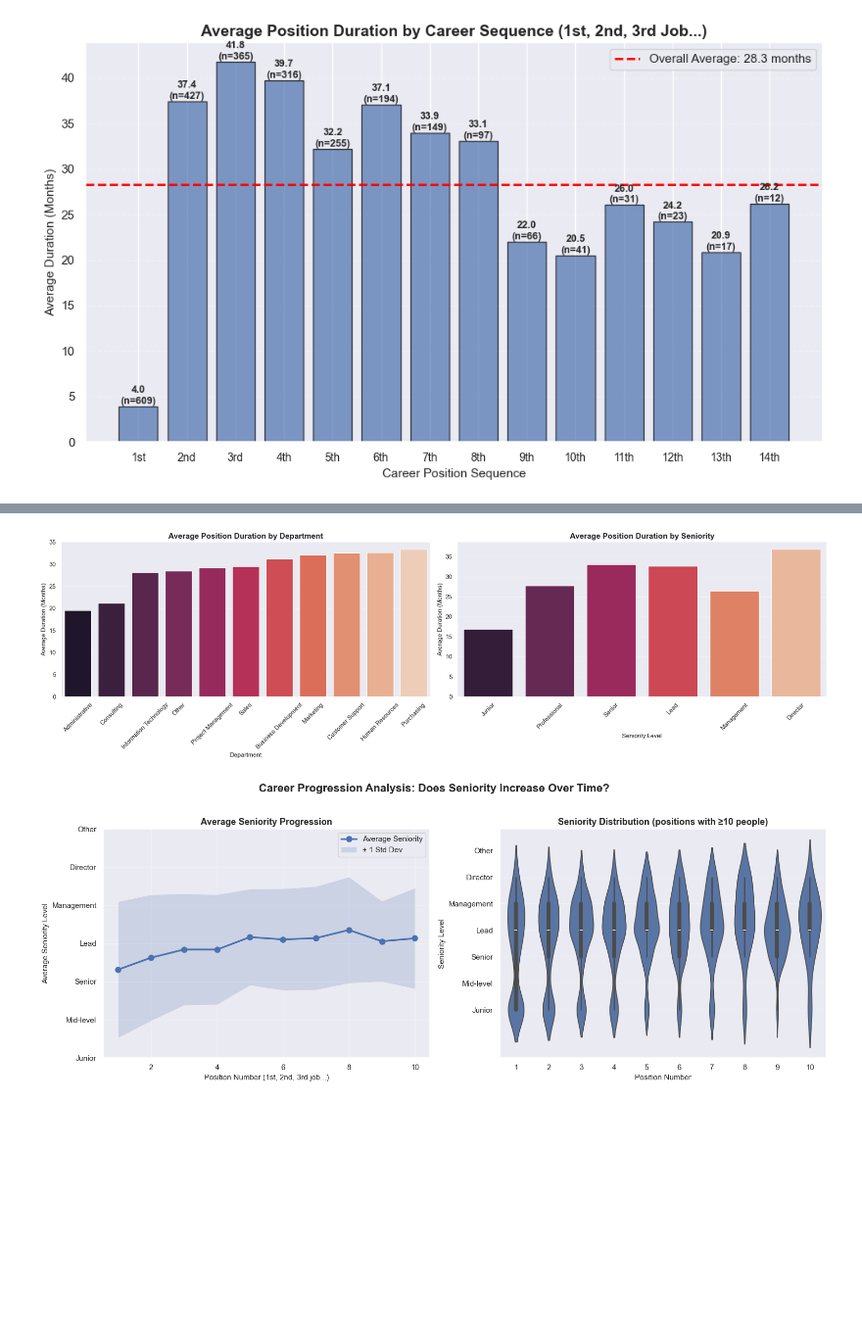
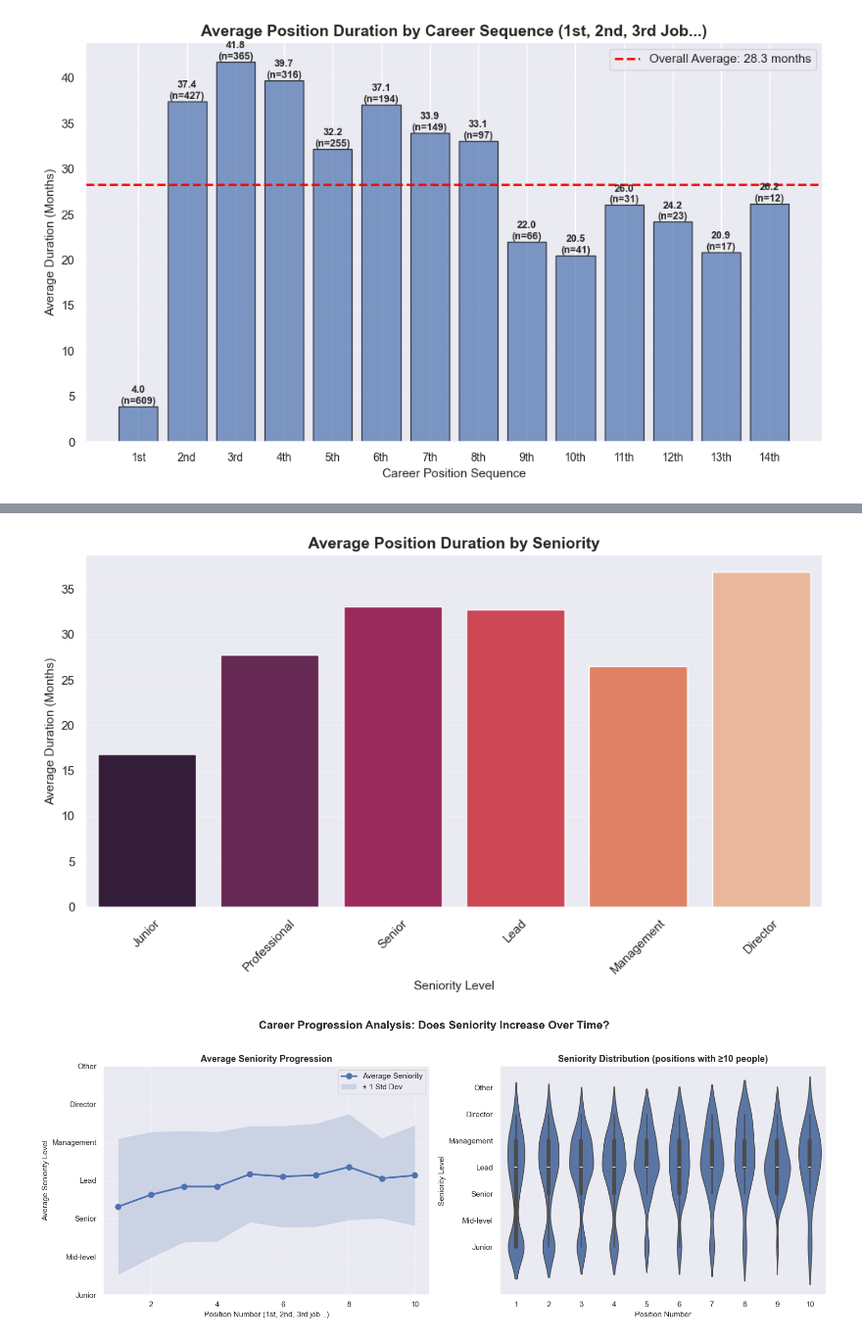
Before and after one commit to Julster35/BuzzwordLearner, a Jupyter notebook: notebooks/01_eda.ipynb, the cells around one changed output, grey strips where cells are left out. Shown at 98% size. Cells and saved outputs as stored; diff of their text form; code cells hidden in the pictures; blank space fills up the shorter version.

```diff
--- a/notebooks/01_eda.ipynb
+++ b/notebooks/01_eda.ipynb
@@ -416,33 +434,22 @@ plt.show()
 # %%
-# Plot 1 & 2: Average duration by department and seniority (side-by-side)
-fig, axes = plt.subplots(1, 2, figsize=(20, 6))
+# Plot 2: Average duration by seniority
+plt.figure(figsize=(10, 6))
 
-# Plot 1: Department duration (sorted ascending)
-avg_duration_dept_sorted = avg_duration_dept.sort_values()
-sns.barplot(x=avg_duration_dept_sorted.index, y=avg_duration_dept_sorted.values, hue=avg_duration_dept_sorted.index,
-            palette="rocket", legend=False, ax=axes[0])
-axes[0].set_title('Average Position Duration by Department', fontsize=14, fontweight='bold')
-axes[0].set_xlabel('Department', fontsize=11)
-axes[0].set_ylabel('Average Duration (Months)', fontsize=11)
-axes[0].tick_params(axis='x', rotation=45)
-axes[0].grid(axis='y', alpha=0.3)
-
-# Plot 2: Seniority duration (custom order)
 seniority_order = ['Junior', 'Professional', 'Senior', 'Lead', 'Management', 'Director']
 avg_duration_sen_sorted = avg_duration_sen.reindex([s for s in seniority_order if s in avg_duration_sen.index])
 sns.barplot(x=avg_duration_sen_sorted.index, y=avg_duration_sen_sorted.values, hue=avg_duration_sen_sorted.index,
-            palette="rocket", legend=False, ax=axes[1])
-axes[1].set_title('Average Position Duration by Seniority', fontsize=14, fontweight='bold')
-axes[1].set_xlabel('Seniority Level', fontsize=11)
-axes[1].set_ylabel('Average Duration (Months)', fontsize=11)
-axes[1].tick_params(axis='x', rotation=45)
-axes[1].grid(axis='y', alpha=0.3)
+            palette="rocket", legend=False)
+plt.title('Average Position Duration by Seniority', fontsize=14, fontweight='bold')
+plt.xlabel('Seniority Level', fontsize=11)
+plt.ylabel('Average Duration (Months)', fontsize=11)
+plt.xticks(rotation=45)
+plt.grid(axis='y', alpha=0.3)
 
 plt.tight_layout()
-plt.savefig('../reports/figures/avg_duration_dept_seniority.png', dpi=150, bbox_inches='tight')
+plt.savefig('../reports/figures/avg_duration_seniority.png', dpi=150, bbox_inches='tight')
 plt.show()
 # %% [output]
-[figure, old version]
+[figure, new version]
 # %%
 # Analyze seniority progression: Does seniority increase over career progression?
 # Prepare data: sort positions by start date for each person
```
Also changed, not shown: parts of 4 cells of this notebook, 2 other files.
